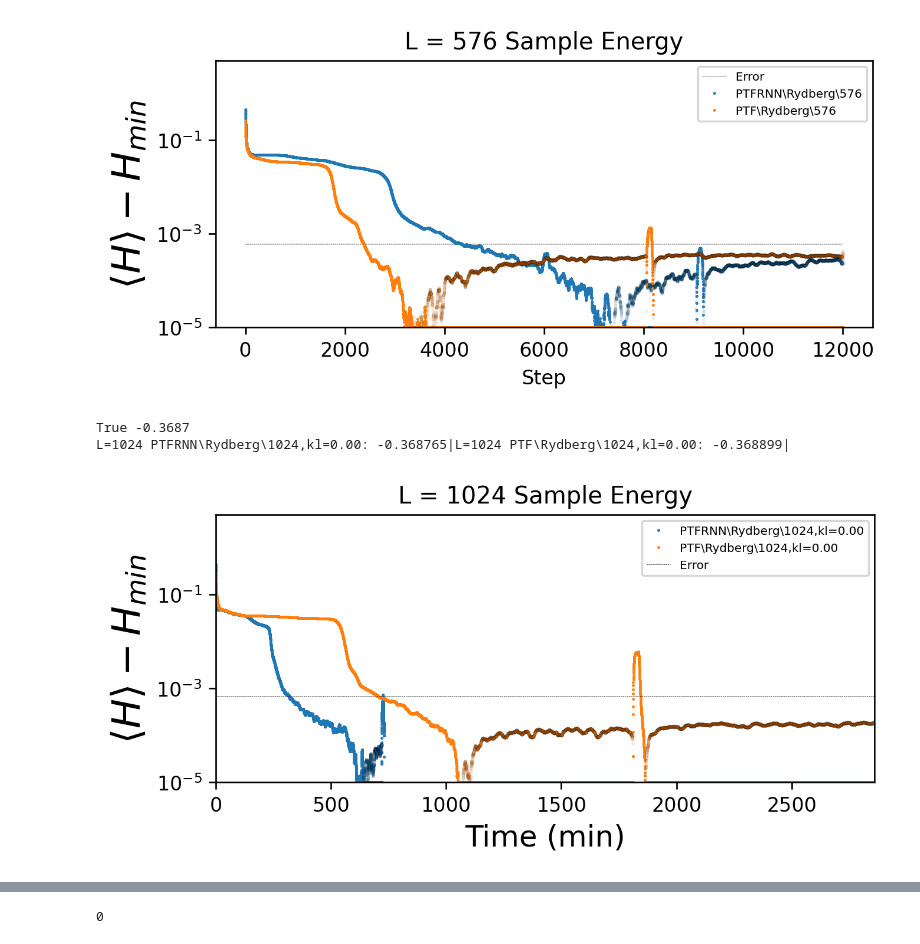
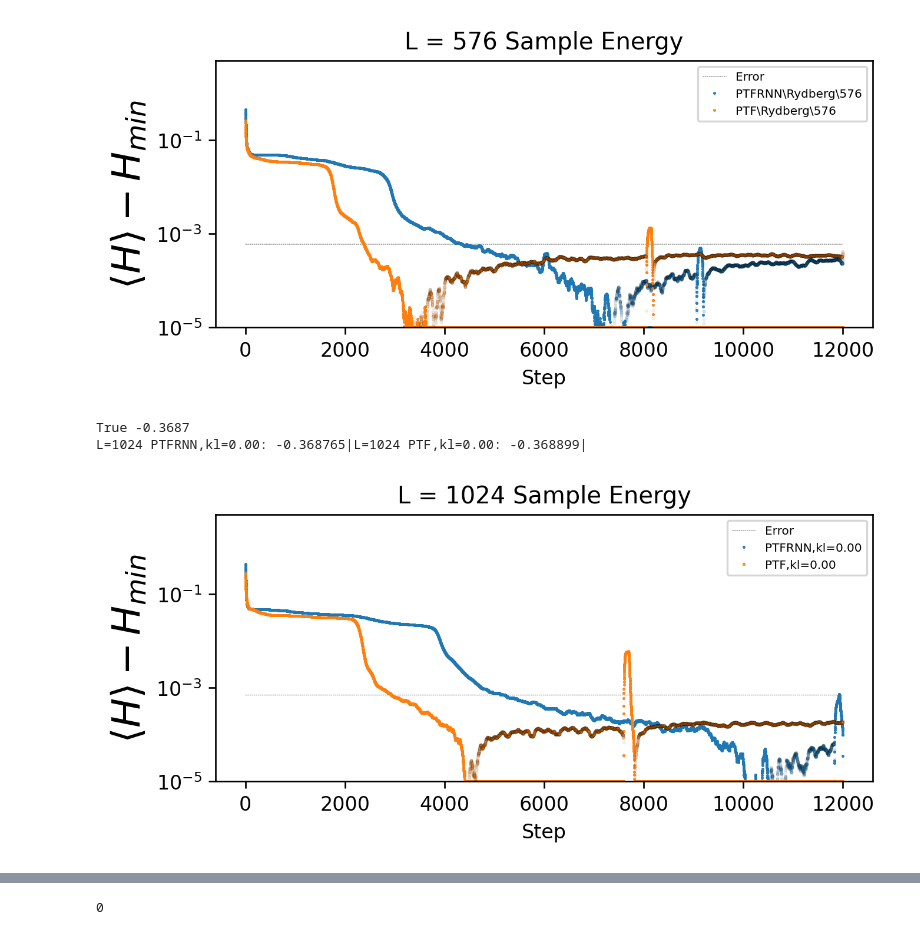
Before and after one commit to ksprague1/NN-QSR, a Jupyter notebook: Results.ipynb, the cells around one changed output, grey strips where cells are left out. Drawn from its saved outputs; the diff is of its cells as text; code cells hidden in the pictures.

```diff
--- a/Results.ipynb
+++ b/Results.ipynb
@@ -54,7 +54,7 @@ def errplt(out,*args,**kwargs):
             plt.fill_between(in_,out-errs,out+errs,alpha=0.4)
 
 
-def graphs(allpaths,useTimes=False, metric="Sample",label_idx=1,err=False,smoothing=100):
+def graphs(allpaths,useTimes=False, metric="Sample",label_idx=1,err=False,smoothing=100,show=True):
     """
     Inputs:
         allpaths - a dictionary where keys are Lattice sizes and values are lists of paths
@@ -72,7 +72,8 @@ def graphs(allpaths,useTimes=False, metric="Sample",label_idx=1,err=False,smooth
         smoothing (int) - used for smoothing out the graph. Set to 1 for the raw data, and n for data smoothed by
             averaging each points with the next n-1 points ahead of it (size n moving average)
 
-
+        show (bool) - whether or not to call plt.show() if this isn't called you can mess about with the graph more
+            before you get your final plot
     """
     idx = {"SAMPLE":5,"CORRECTED":3,"TRAIN":1}[metric.upper()]
     for key in sorted(allpaths.keys()):
@@ -181,6 +182,7 @@ def graphs(allpaths,useTimes=False, metric="Sample",label_idx=1,err=False,smooth
             plt.xlabel("Step")
         plt.ylabel("$\\langle H \\rangle-H_{min}$",fontsize=20)
         plt.legend(loc="best",fontsize=6)
-        plt.show()
+        if show:
+            plt.show()
 # %% [output]
 dict_keys([10, 100, 36, 40, 500])
@@ -206,8 +223,8 @@ L=576 PTFRNN\Rydberg\576: -0.372703|L=576 PTF\Rydberg\576: -0.372818|
 # %%
 p = getpaths("PTFRNN\\Rydberg",["1024"])
 p[1024] += getpaths("PTF\\Rydberg",["1024","K=128"],alldir=False)[1024]
-graphs(p,useTimes=True, metric="Sample",label_idx=[0,-1],err=False,smoothing=100)
+graphs(p,useTimes=False, metric="Sample",label_idx=[0,-1],err=False,smoothing=100)
 # %% [output]
 True -0.3687
-L=1024 PTFRNN\Rydberg\1024,kl=0.00: -0.368765|L=1024 PTF\Rydberg\1024,kl=0.00: -0.368899|
+L=1024 PTFRNN,kl=0.00: -0.368765|L=1024 PTF,kl=0.00: -0.368899|
-[figure, old version]
+[figure, new version]
```
Also changed, not shown: parts of 7 cells of this notebook.
